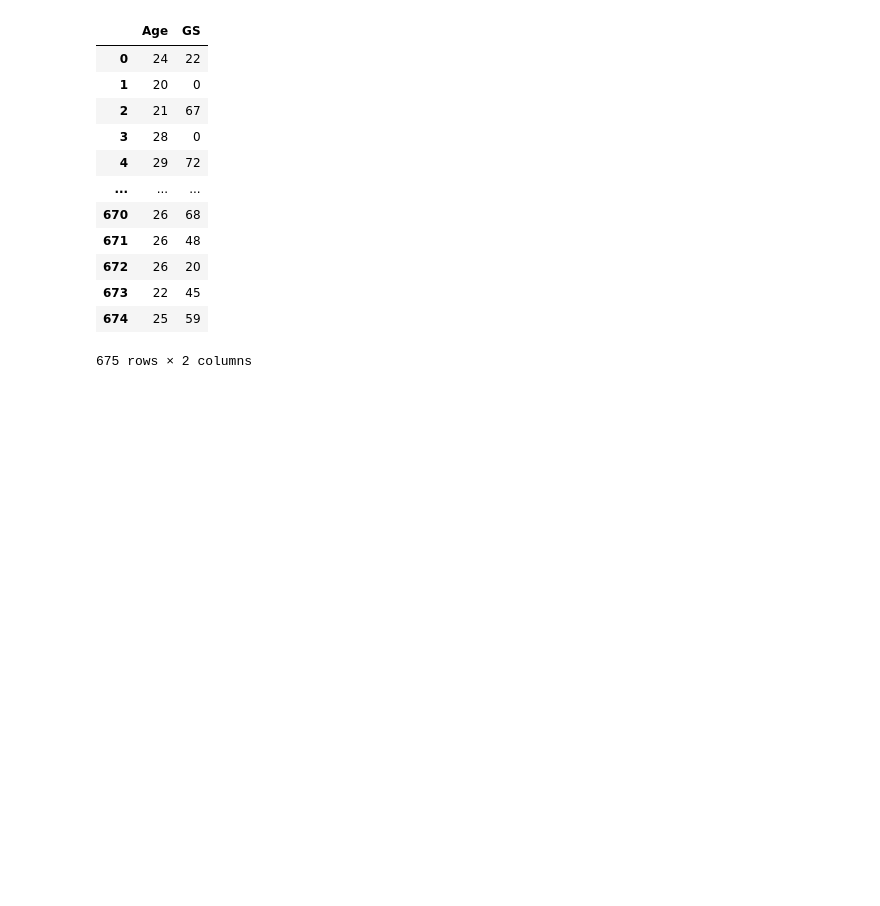
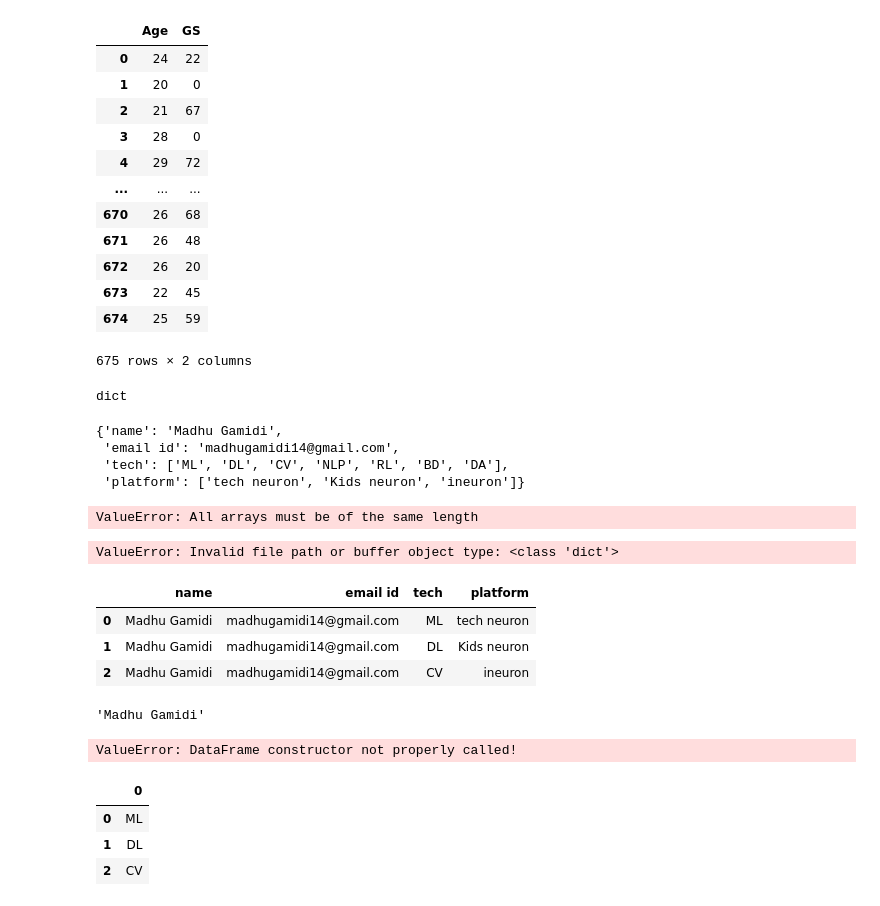
Before and after one commit to Madhugamidi14/Python_class, a Jupyter notebook: Python_Pandas.ipynb, the cells around one changed output. Saved outputs shown, nothing was run; the diff lists cells and outputs as text; code cells hidden in the pictures; blank space fills up the shorter version.

```diff
--- a/Python_Pandas.ipynb
+++ b/Python_Pandas.ipynb
@@ -347,3 +347,68 @@ df1[['Age', 'GS']]
 675 rows × 2 columns
 # %%
 df1.to_csv('NBA_2015_totals.csv', index=False)
+# %%
+d = """{"name": "Madhu Gamidi",
+"email id" : "madhugamidi14@gmail.com",
+"tech" : ["ML", "DL", "CV", "NLP", "RL", "BD", "DA"],
+"platform" : ["tech neuron", "Kids neuron", "ineuron"]
+}"""
+
+#json format
+# %%
+import json
+
+result = json.loads(d)
+# %%
+type(result)
+# %% [output]
+dict
+# %%
+result
+# %% [output]
+{'name': 'Madhu Gamidi',
+ 'email id': 'madhugamidi14@gmail.com',
+ 'tech': ['ML', 'DL', 'CV', 'NLP', 'RL', 'BD', 'DA'],
+ 'platform': ['tech neuron', 'Kids neuron', 'ineuron']}
+# %%
+import pandas as pd
+
+pd.DataFrame(result)
+# %% [output]
+ValueError: All arrays must be of the same length
+# %%
+pd.read_json(result)
+# %% [output]
+ValueError: Invalid file path or buffer object type: <class 'dict'>
+# %%
+d1 = """{"name": "Madhu Gamidi",
+"email id" : "madhugamidi14@gmail.com",
+"tech" : ["ML", "DL", "CV"],
+"platform" : ["tech neuron", "Kids neuron", "ineuron"]
+}"""
+
+# the list entries doesnt match in the previous one so it wasn't able to parse it
+# %%
+result1 = json.loads(d1)
+
+pd.DataFrame(result1)  # flattening the data
+# %% [output]
+|  | name | email id | tech | platform |
+| 0 | Madhu Gamidi | madhugamidi14@gmail.com | ML | tech neuron |
+| 1 | Madhu Gamidi | madhugamidi14@gmail.com | DL | Kids neuron |
+| 2 | Madhu Gamidi | madhugamidi14@gmail.com | CV | ineuron |
+# %%
+result1['name']
+# %% [output]
+'Madhu Gamidi'
+# %%
+pd.DataFrame(result1['name']) # string cannot be converted to a dataframe
+# %% [output]
+ValueError: DataFrame constructor not properly called!
+# %%
+pd.DataFrame(result1['tech']) # list can be converted to a DataFrame
+# %% [output]
+|  | 0 |
+| 0 | ML |
+| 1 | DL |
+| 2 | CV |
```
